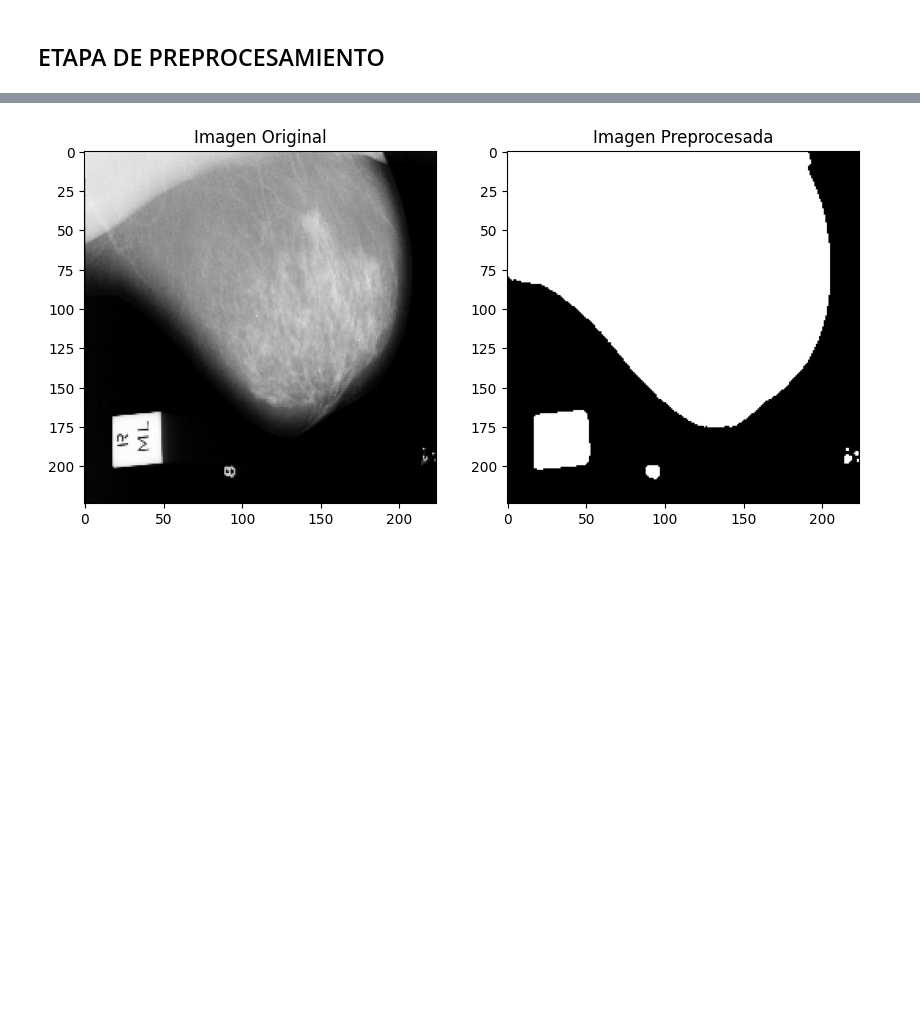
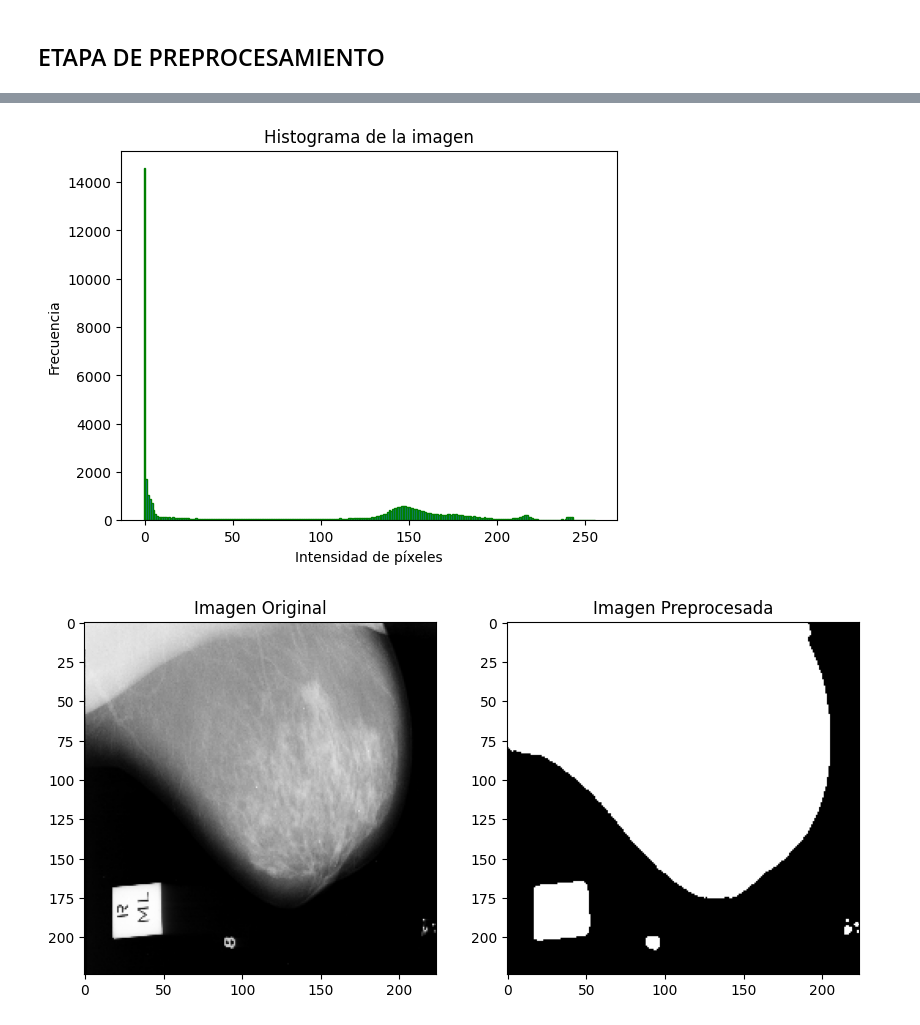
Before and after one commit to AndreaCTS/Semillero, a Jupyter notebook: train/clasificacionCNN_Dataset.ipynb, the cells around one changed output, grey strips where cells are left out. Drawn from its saved outputs; the diff is of its cells as text; code cells hidden in the pictures; blank space fills up the shorter version.

```diff
--- a/train/clasificacionCNN_Dataset.ipynb
+++ b/train/clasificacionCNN_Dataset.ipynb
@@ -134,3 +135,19 @@ plt.show()
+# %%
+def mostrar_histograma(img):
+
+    hist = cv2.calcHist([img], [0], None, [256], [0, 256])
+
+
+    plt.bar(np.arange(256), hist[:, 0], width=1.0, edgecolor='green')
+    plt.title('Histograma de la imagen')
+    plt.xlabel('Intensidad de píxeles')
+    plt.ylabel('Frecuencia')
+    plt.show()
+
+
+mostrar_histograma(img)
+# %% [output]
+[figure, added]
 # %%
 def gaussian_and_tresholdA(img, gaussian_kernel_size=(5,5),adaptive_thresh_blocksize=11, adaptive_thresh_C=2):
     """
```
Also changed, not shown: parts of 1 cell of this notebook.
